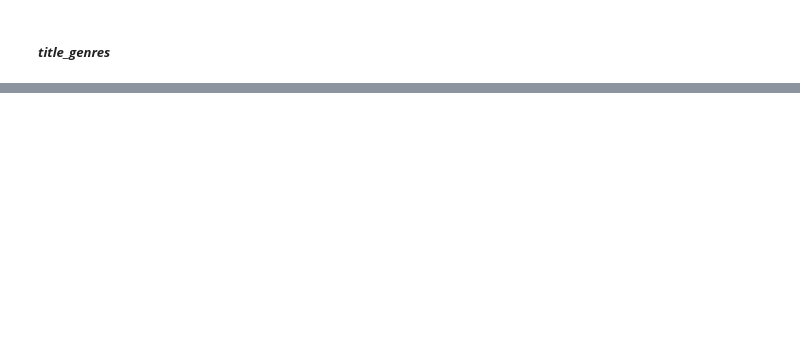
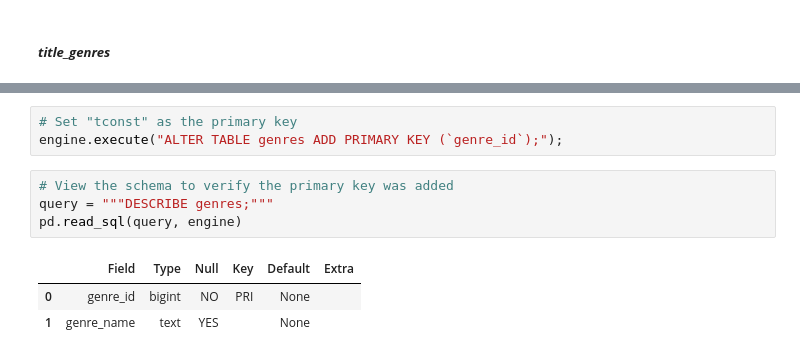
Before and after one commit to john-a-dixon/movie-success-analysis, a Jupyter notebook: 3-SQL.ipynb, the cells around one changed output, grey strips where cells are left out. Saved outputs shown, nothing was run; the diff lists cells and outputs as text; blank space fills up the shorter version.

```diff
--- a/3-SQL.ipynb
+++ b/3-SQL.ipynb
@@ -138,0 +251,11 @@ unique_genres
+# %%
+# Set "tconst" as the primary key
+engine.execute("ALTER TABLE genres ADD PRIMARY KEY (`genre_id`);");
+# %%
+# View the schema to verify the primary key was added
+query = """DESCRIBE genres;"""
+pd.read_sql(query, engine)
+# %% [output]
+|  | Field | Type | Null | Key | Default | Extra |
+| 0 | genre_id | bigint | NO | PRI | None |  |
+| 1 | genre_name | text | YES |  | None |  |
```
Also changed, not shown: parts of 18 cells of this notebook.
